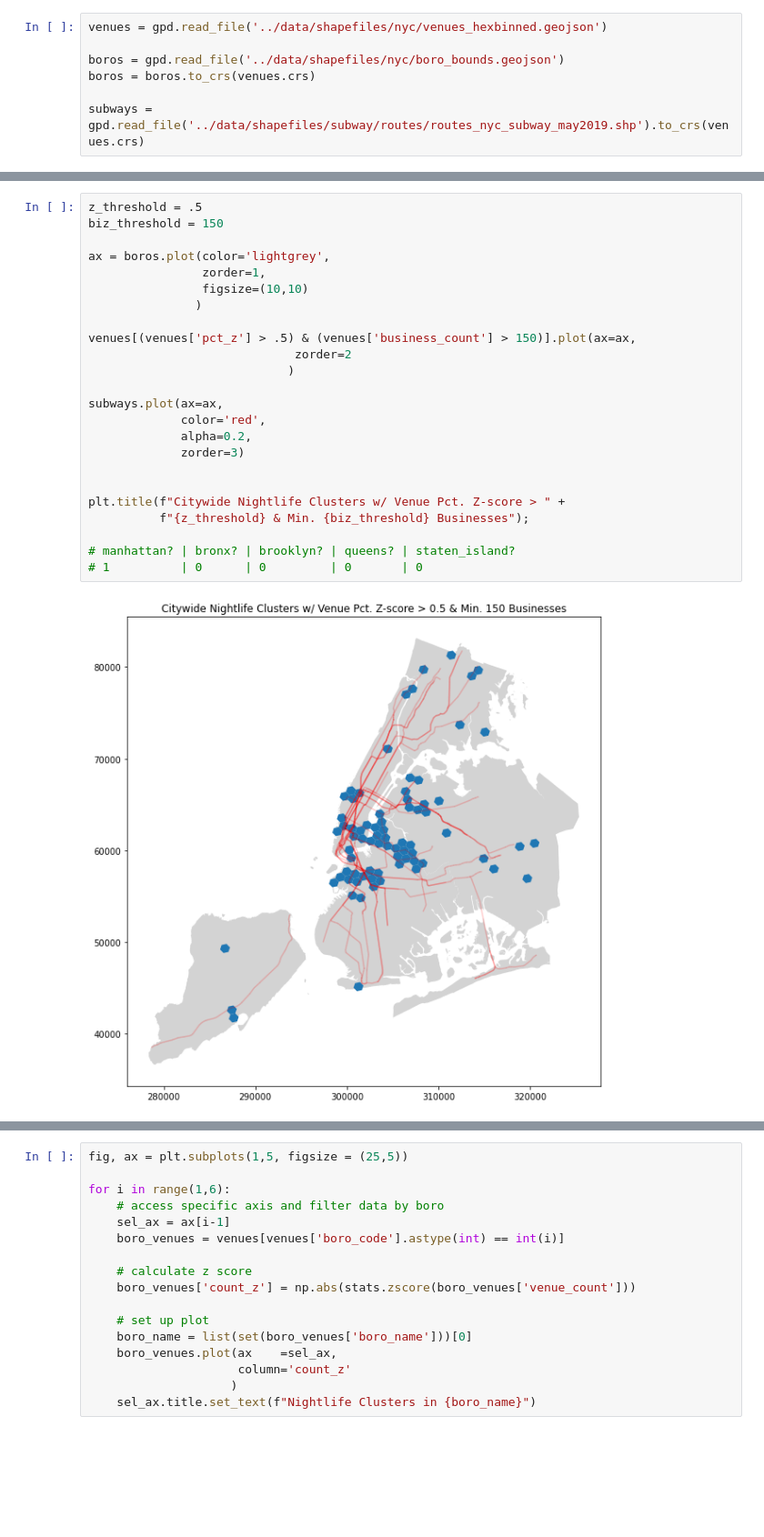
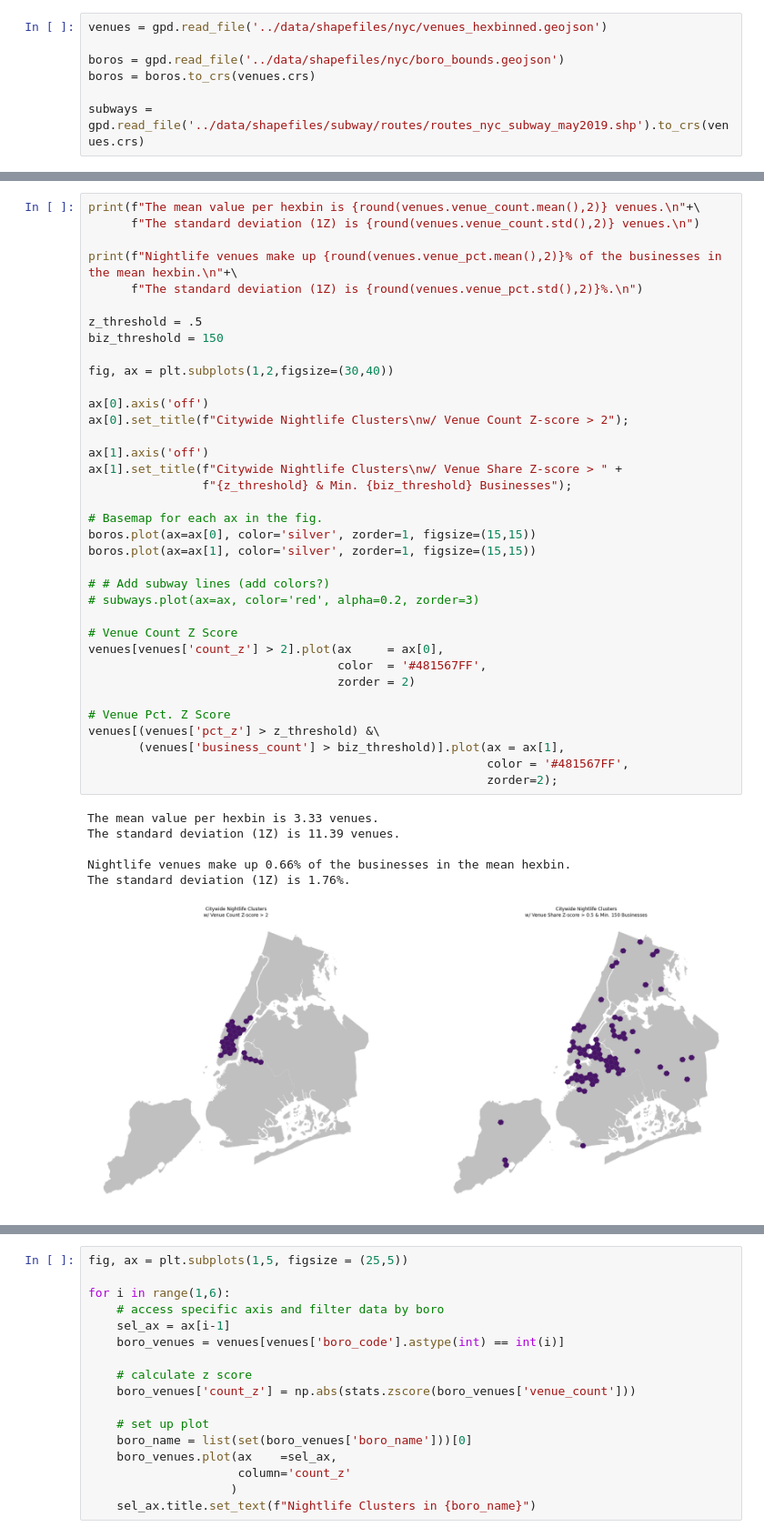
Before and after one commit to nlicalzi/mapping_nighttime_mobility, a Jupyter notebook: notebooks/visualizations.ipynb, the cells around one changed output, grey strips where cells are left out. Shown: that part at 91% size. Saved outputs shown, nothing was run; the diff lists cells and outputs as text; blank space fills up the shorter version.

```diff
--- a/notebooks/visualizations.ipynb
+++ b/notebooks/visualizations.ipynb
@@ -107,27 +104,44 @@ plt.title(f"Citywide Nightlife Clusters w/ Venue Count Z-score > {z_threshold}")
-# %%
-z_threshold = .5
-biz_threshold = 150
-
-ax = boros.plot(color='lightgrey',
-                zorder=1,
-                figsize=(10,10)
-               )
-
-venues[(venues['pct_z'] > .5) & (venues['business_count'] > 150)].plot(ax=ax,
-                             zorder=2
-                            )
-
-subways.plot(ax=ax,
-             color='red',
-             alpha=0.2,
-             zorder=3)
-
-
-plt.title(f"Citywide Nightlife Clusters w/ Venue Pct. Z-score > " +
-          f"{z_threshold} & Min. {biz_threshold} Businesses");
-
-# manhattan? | bronx? | brooklyn? | queens? | staten_island?
-# 1          | 0      | 0         | 0       | 0
-# %% [output]
-[figure, removed]
+# %%
+print(f"The mean value per hexbin is {round(venues.venue_count.mean(),2)} venues.\n"+\
+      f"The standard deviation (1Z) is {round(venues.venue_count.std(),2)} venues.\n")
+
+print(f"Nightlife venues make up {round(venues.venue_pct.mean(),2)}% of the businesses in the mean hexbin.\n"+\
+      f"The standard deviation (1Z) is {round(venues.venue_pct.std(),2)}%.\n")
+
+z_threshold = .5
+biz_threshold = 150
+
+fig, ax = plt.subplots(1,2,figsize=(30,40))
+
+ax[0].axis('off')
+ax[0].set_title(f"Citywide Nightlife Clusters\nw/ Venue Count Z-score > 2");
+
+ax[1].axis('off')
+ax[1].set_title(f"Citywide Nightlife Clusters\nw/ Venue Share Z-score > " +
+                f"{z_threshold} & Min. {biz_threshold} Businesses");
+
+# Basemap for each ax in the fig.
+boros.plot(ax=ax[0], color='silver', zorder=1, figsize=(15,15))
+boros.plot(ax=ax[1], color='silver', zorder=1, figsize=(15,15))
+
+# # Add subway lines (add colors?)
+# subways.plot(ax=ax, color='red', alpha=0.2, zorder=3)
+
+# Venue Count Z Score
+venues[venues['count_z'] > 2].plot(ax     = ax[0],
+                                   color  = '#481567FF',
+                                   zorder = 2)
+
+# Venue Pct. Z Score
+venues[(venues['pct_z'] > z_threshold) &\
+       (venues['business_count'] > biz_threshold)].plot(ax = ax[1],
+                                                        color = '#481567FF',
+                                                        zorder=2);
+# %% [output]
+The mean value per hexbin is 3.33 venues.
+The standard deviation (1Z) is 11.39 venues.
+
+Nightlife venues make up 0.66% of the businesses in the mean hexbin.
+The standard deviation (1Z) is 1.76%.
+[figure, added]
 # %% [markdown]
```
Also changed, not shown: parts of 9 cells of this notebook.
